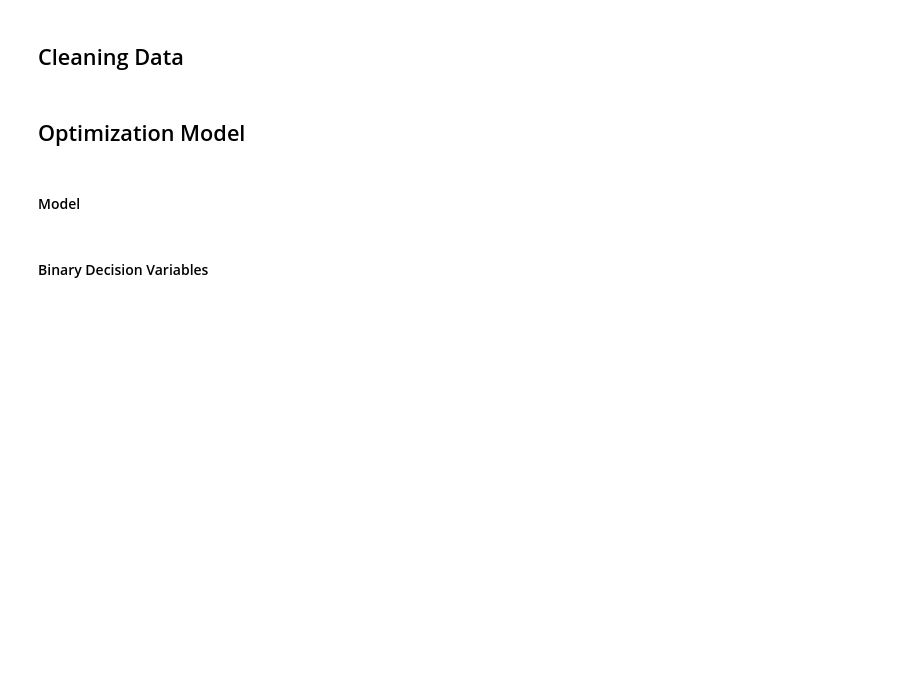
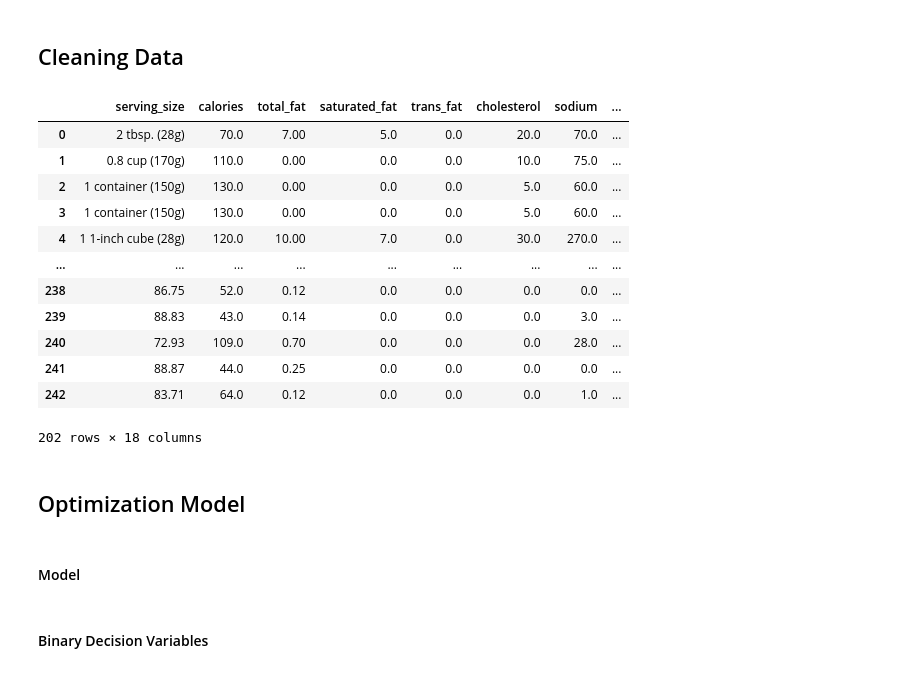
Before and after one commit to jsale017/traderjoe, a Jupyter notebook: model.ipynb, the cells around one changed output. Saved outputs shown, nothing was run; the diff lists cells and outputs as text; code cells hidden in the pictures; blank space fills up the shorter version.

Commit message:
update data processing, model and add streamlit UI

```diff
--- a/model.ipynb
+++ b/model.ipynb
@@ -20,9 +42,8 @@ nutrition_data_cleaned = data.drop(columns=columns_to_drop)
 # %%
+columns_to_drop = ['Unnamed: 0.1', 'Unnamed: 0', 'item_title' ] # 'item' is the correct name column, 'item_title' has errors
+nutrition_data_cleaned = data.drop(columns=columns_to_drop)
+
+# Cols to numeric
 numeric_columns = ['dietary_fiber', 'sugars', 'potassium']
 for col in numeric_columns:
     nutrition_data_cleaned[col] = pd.to_numeric(nutrition_data_cleaned[col], errors='coerce')
-
-# nutrition_data_cleaned = nutrition_data_cleaned.drop_duplicates(['item']) ## Drop Dups
-# %%
-critical_columns = ['calories', 'protein', 'retail_price', 'calcium', 'iron', 'potassium']
-nutrition_data_cleaned = nutrition_data_cleaned.dropna(subset=critical_columns)
@@ -31,10 +49,0 @@ nutrition_data_cleaned.info()
-# %%
-columns_to_check = ['total_fat', 'total_carbohydrates', 'vitamin_d', 'sodium', 'dietary_fiber', 'sugars']
-for col in columns_to_check:
-    nutrition_data_cleaned[col].fillna(0, inplace=True)
-# %%
-nutrition_data_cleaned = nutrition_data_cleaned[
-    (nutrition_data_cleaned['calories'] > 0) &
-    (nutrition_data_cleaned['protein'] > 0) &
-    (nutrition_data_cleaned['retail_price'] > 0)
-]
@@ -42,0 +50,52 @@ nutrition_data_cleaned
+# %%
+# New Preprocessing steps - drop only critical missing values, drop duplicates, impute missing values
+nutrition_data_cleaned = nutrition_data_cleaned.drop_duplicates(['item']) ## Drop Dups
+nutrition_data_cleaned = nutrition_data_cleaned.dropna(subset=['item'])
+
+# set missing serving size as Unknown
+nutrition_data_cleaned['serving_size'] = nutrition_data_cleaned['serving_size'].fillna('Unknown')
+# set missing  macros, micros to zero (NaN are almost exclusively used when that value is truly zero)
+nutrition_data_cleaned.loc[:, [col for col in nutrition_data_cleaned.columns if col not in  ['calories', 'retail_price']]] = nutrition_data_cleaned.loc[:, [col for col in nutrition_data_cleaned.columns if col != 'calories']].fillna(0)
+
+# calculating Calories from macros - 9 cal per gram of Fat, 4 cal per gram of protein, carb
+nutrition_data_cleaned["calc_calories"] = nutrition_data_cleaned['total_fat']*9 + (nutrition_data_cleaned['total_carbohydrates'] + nutrition_data_cleaned['protein'])*4
+nutrition_data_cleaned['calories'] = nutrition_data_cleaned['calories'].fillna(nutrition_data_cleaned["calc_calories"])  # replace missing calorie values with calculated values
+
+# Replacing missing price values using additional dataset - traderjoesprices.com
+latest_prices = pd.read_csv('traderjoes-dump.csv',skiprows=2, names=['sku','latest_price','item','date','store_cod','avaiability']).drop_duplicates(['item']).dropna()
+nutrition_data_cleaned = nutrition_data_cleaned.merge(latest_prices[['item','latest_price']], how='left', on='item')
+nutrition_data_cleaned['retail_price'] = nutrition_data_cleaned['retail_price'].fillna(nutrition_data_cleaned["latest_price"])  # replace missing calorie values with calculated values
+nutrition_data_cleaned = nutrition_data_cleaned.drop(columns=['latest_price', 'calc_calories'])
+nutrition_data_cleaned.dropna(inplace=True) # drop any rows that have not be cleaned fully
+
+# Add fruits (not present our dataset)
+nutrition_data_cleaned['fresh'] = 0.0
+fruits = pd.read_csv('fruits.csv')
+fruits['serving_size'] = fruits['serving_size'].astype('object')
+fruits['fresh'] = 1.0
+
+nutrition_data_cleaned = pd.concat([nutrition_data_cleaned, fruits], ignore_index=True)
+nutrition_data_cleaned = nutrition_data_cleaned.drop_duplicates(subset='item', keep="last").reset_index().drop(columns=['index'])
+
+# drop unreasonable values
+nutrition_data_cleaned = nutrition_data_cleaned[
+(nutrition_data_cleaned['calories'] >= 0) &
+(nutrition_data_cleaned['calories'] < 2000) &
+(nutrition_data_cleaned['retail_price'] > 0.01)
+]
+
+nutrition_data_cleaned.info()
+# %% [output]
+|  | serving_size | calories | total_fat | saturated_fat | trans_fat | cholesterol | sodium | ... |
+| 0 | 2 tbsp. (28g) | 70.0 | 7.00 | 5.0 | 0.0 | 20.0 | 70.0 | ... |
+| 1 | 0.8 cup (170g) | 110.0 | 0.00 | 0.0 | 0.0 | 10.0 | 75.0 | ... |
+| 2 | 1 container (150g) | 130.0 | 0.00 | 0.0 | 0.0 | 5.0 | 60.0 | ... |
+| 3 | 1 container (150g) | 130.0 | 0.00 | 0.0 | 0.0 | 5.0 | 60.0 | ... |
+| 4 | 1 1-inch cube (28g) | 120.0 | 10.00 | 7.0 | 0.0 | 30.0 | 270.0 | ... |
+| ... | ... | ... | ... | ... | ... | ... | ... | ... |
+| 238 | 86.75 | 52.0 | 0.12 | 0.0 | 0.0 | 0.0 | 0.0 | ... |
+| 239 | 88.83 | 43.0 | 0.14 | 0.0 | 0.0 | 0.0 | 3.0 | ... |
+| 240 | 72.93 | 109.0 | 0.70 | 0.0 | 0.0 | 0.0 | 28.0 | ... |
+| 241 | 88.87 | 44.0 | 0.25 | 0.0 | 0.0 | 0.0 | 0.0 | ... |
+| 242 | 83.71 | 64.0 | 0.12 | 0.0 | 0.0 | 0.0 | 1.0 | ... |
+202 rows × 18 columns
```
Also changed, not shown: parts of 19 cells of this notebook.
